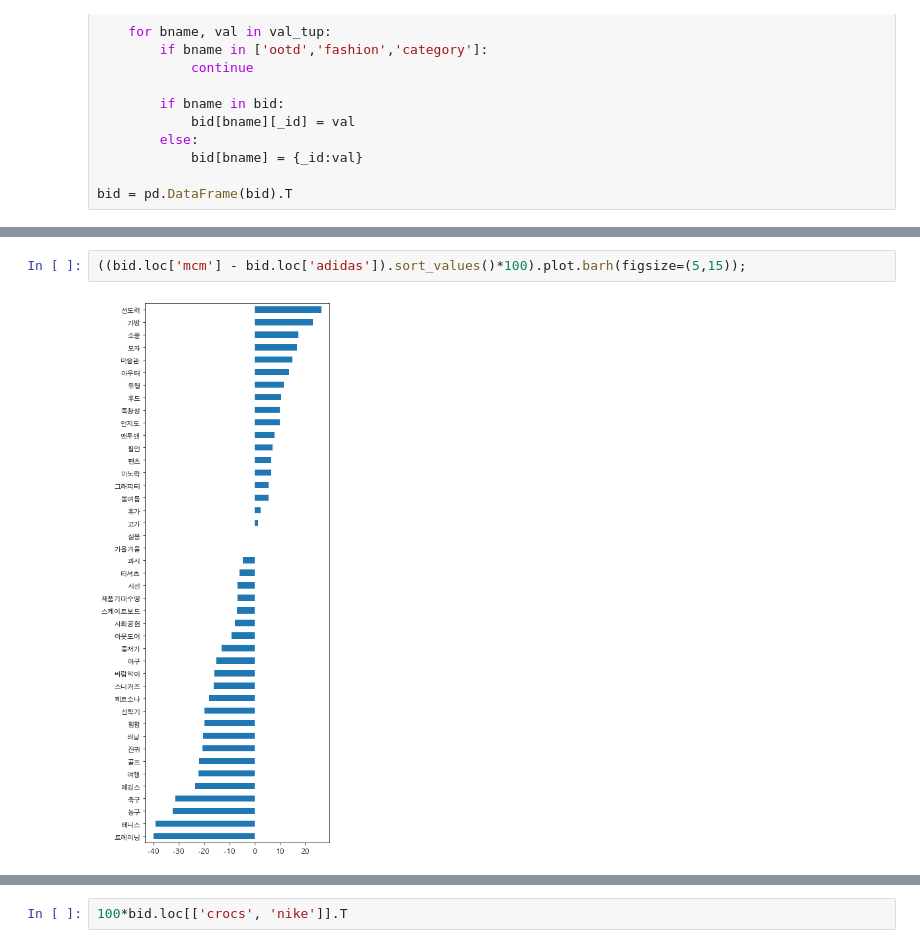
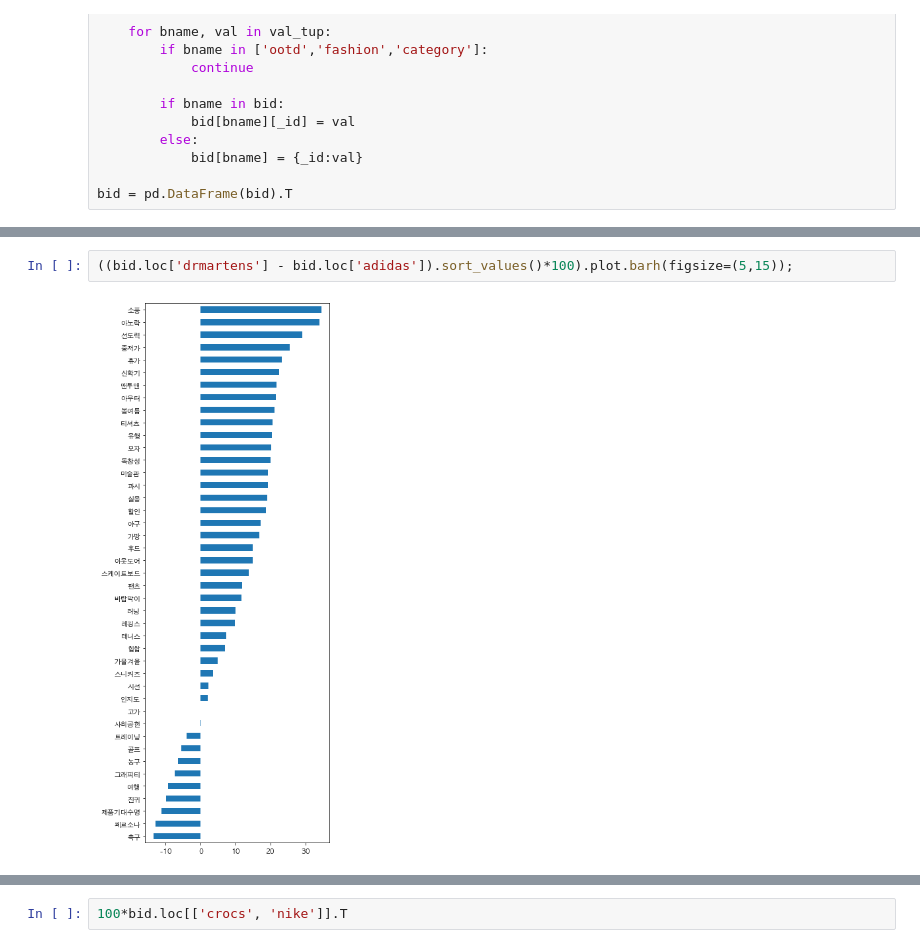
Before and after one commit to gem763/maskplay, a Jupyter notebook: data/style index test.ipynb, the cells around one changed output, grey strips where cells are left out. Drawn from its saved outputs; the diff is of its cells as text.

```diff
--- a/data/style index test.ipynb
+++ b/data/style index test.ipynb
@@ -152,8 +180,8 @@ bid
 311 rows × 43 columns
 # %%
-((bid.loc['mcm'] - bid.loc['adidas']).sort_values()*100).plot.barh(figsize=(5,15));
+((bid.loc['drmartens'] - bid.loc['adidas']).sort_values()*100).plot.barh(figsize=(5,15));
 # %% [output]
-[figure, old version]
+[figure, new version]
 # %%
 ((bid.loc['adidas'] - bid.loc['nike']).sort_values()*100)
 # %% [output]
```
Also changed, not shown: parts of 7 cells of this notebook, 2 other files.
